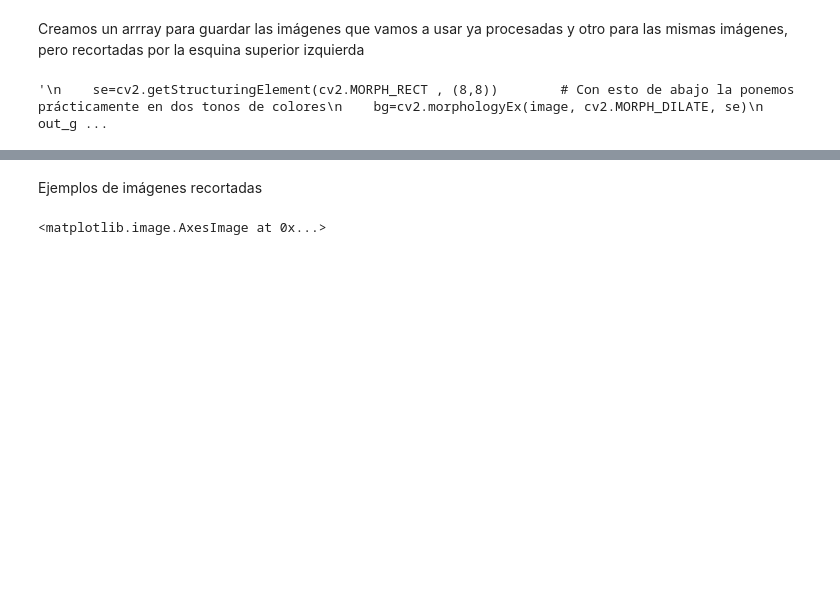
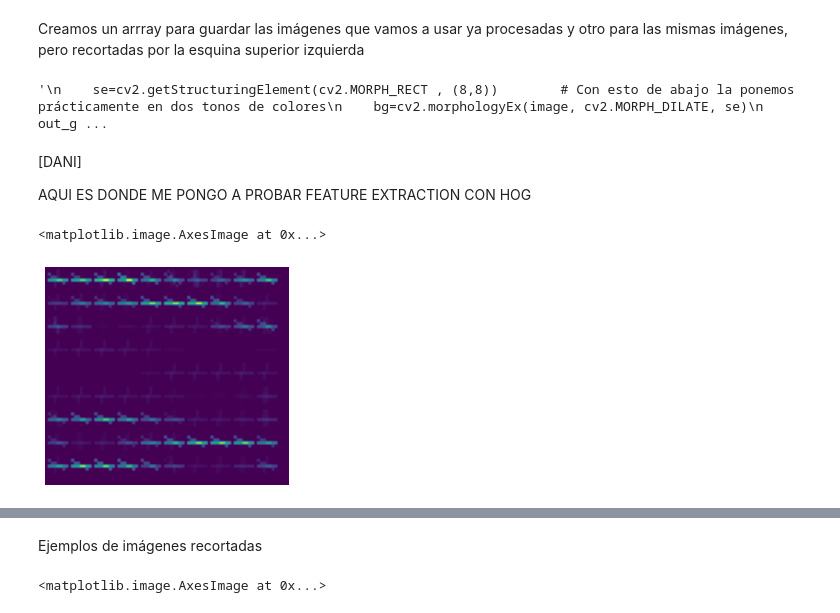
Before and after one commit to cynthiatcelorio/ML_Clustering, a Jupyter notebook: cynthia.ipynb, the cells around one changed output, grey strips where cells are left out. Cells and saved outputs as stored; diff of their text form; code cells hidden in the pictures; blank space fills up the shorter version.

```diff
--- a/cynthia.ipynb
+++ b/cynthia.ipynb
@@ -190,3 +192,16 @@ for imagePath in imagePaths:
 '''
 # %% [output]
 '\n    se=cv2.getStructuringElement(cv2.MORPH_RECT , (8,8))        # Con esto de abajo la ponemos prácticamente en dos tonos de colores\n    bg=cv2.morphologyEx(image, cv2.MORPH_DILATE, se)\n    out_g ...
+# %% [markdown]
+[DANI]
+
+AQUI ES DONDE ME PONGO A PROBAR FEATURE EXTRACTION CON HOG
+# %%
+from skimage.feature import hog
+
+extraidas = []
+
+for i in range(0, len(cropped)):
+  fd, hog_image = hog(cropped[i], orientations=9, pixels_per_cell=(8, 8),
+                	cells_per_block=(2, 2), visualize=True, multichannel=False)
+  extraidas.append(hog_image)
@@ -192,0 +215,6 @@ for imagePath in imagePaths:
+# %%
+plt.axis("off")
+plt.imshow(extraidas[7860])
+# %% [output]
+<matplotlib.image.AxesImage at 0x...>
+[figure, added]
```
Also changed, not shown: parts of 16 cells of this notebook.
